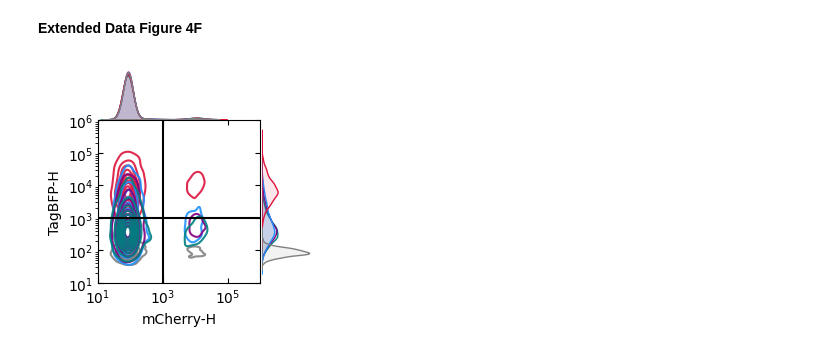
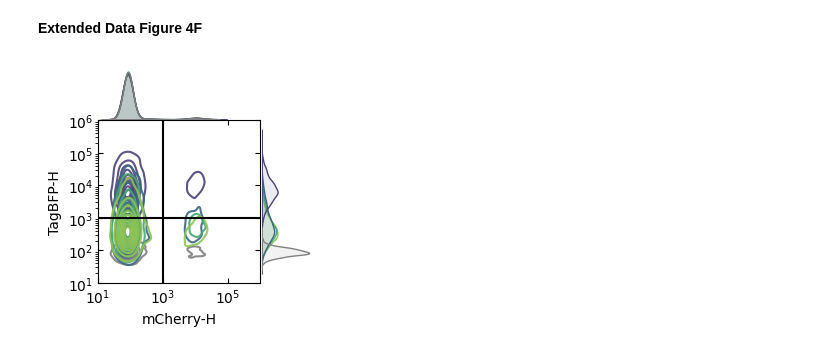
Before and after one commit to GallowayLabMIT/dasit_manuscript, a Jupyter notebook: Figure_Ext_4/Figure_Ext_4_mCherry.ipynb, the cells around one changed output. Drawn from its saved outputs; the diff is of its cells as text; code cells hidden in the pictures.

```diff
--- a/Figure_Ext_4/Figure_Ext_4_mCherry.ipynb
+++ b/Figure_Ext_4/Figure_Ext_4_mCherry.ipynb
@@ -128,10 +128,10 @@ hue_order = ['None.mCH', 'wtNB_mCH.mCH', 'desNB_3mCH.mCH', 'desNB_5mCH.mCH', 'de
 # Conditions
 palette = {
     'None.mCH': 'grey',
-    'wtNB_mCH.mCH': 'crimson',
-    'desNB_3mCH.mCH': 'dodgerblue',
-    'desNB_5mCH.mCH': 'purple',
-    'desNB_6mCH.mCH': 'teal',
+    'wtNB_mCH.mCH': '#4B4279',
+    'desNB_3mCH.mCH': '#3C6682',
+    'desNB_5mCH.mCH': '#45A778',
+    'desNB_6mCH.mCH': '#8FC456',
 }
 
 # Conditions
@@ -179,31 +179,31 @@ sns.kdeplot(
 )
 
 # Plot histograms
 ax_histx = sns.kdeplot(ax=ax_histx,
     data=small_data, x=x,
     hue=hue, hue_order=hue_order,
     alpha=0.1, palette=palette,
     log_scale=True, fill=True, common_norm=False, legend=False,
 )
 sns.kdeplot(
     ax=ax_histy,
     data=small_data,y=y,
     hue=hue, hue_order=hue_order,
     alpha=0.1, palette=palette,
     log_scale=True, fill=True, common_norm=False, legend=False,
 )
 
 # h,l = ax_histx.get_legend_handles_labels()
 # sns.move_legend(ax_histx, handles=h, labels=l,
 #     title='', loc='upper left', bbox_to_anchor=(1,1), frameon=False)
 
 # Threshold
 ax_scatter.axvline(mCherry_gate, 0, 1, color='black')
 ax_scatter.axhline(TagBFP_gate, 0, 1, color='black')
 
 fig.tight_layout()  # Helps improve white spacing
 
 plottitle = 'Figure_S2F_mCherry_contour.svg'
 plt.savefig(rd.outfile(output_path/plottitle),bbox_inches='tight')
 # %% [output]
-[figure, old version]
+[figure, new version]
```
Also changed, not shown: parts of 1 cell of this notebook.
